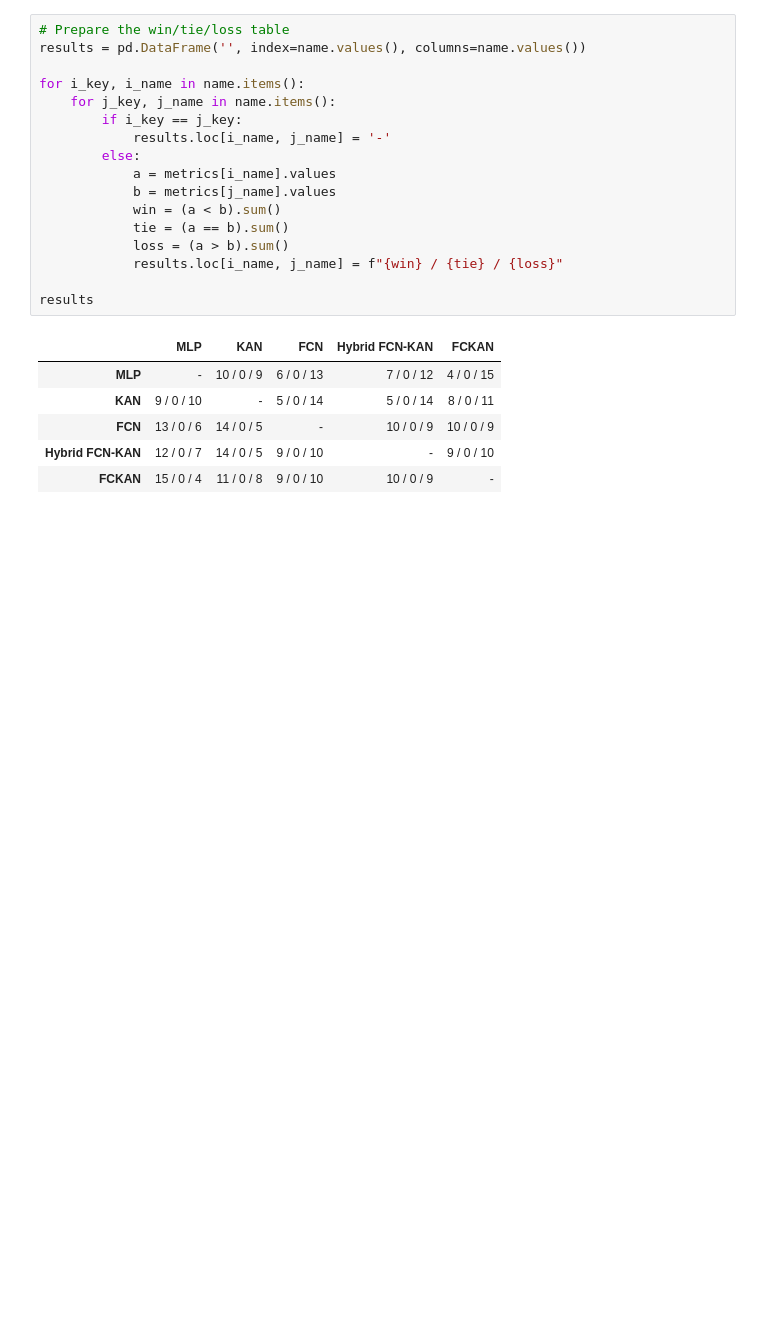
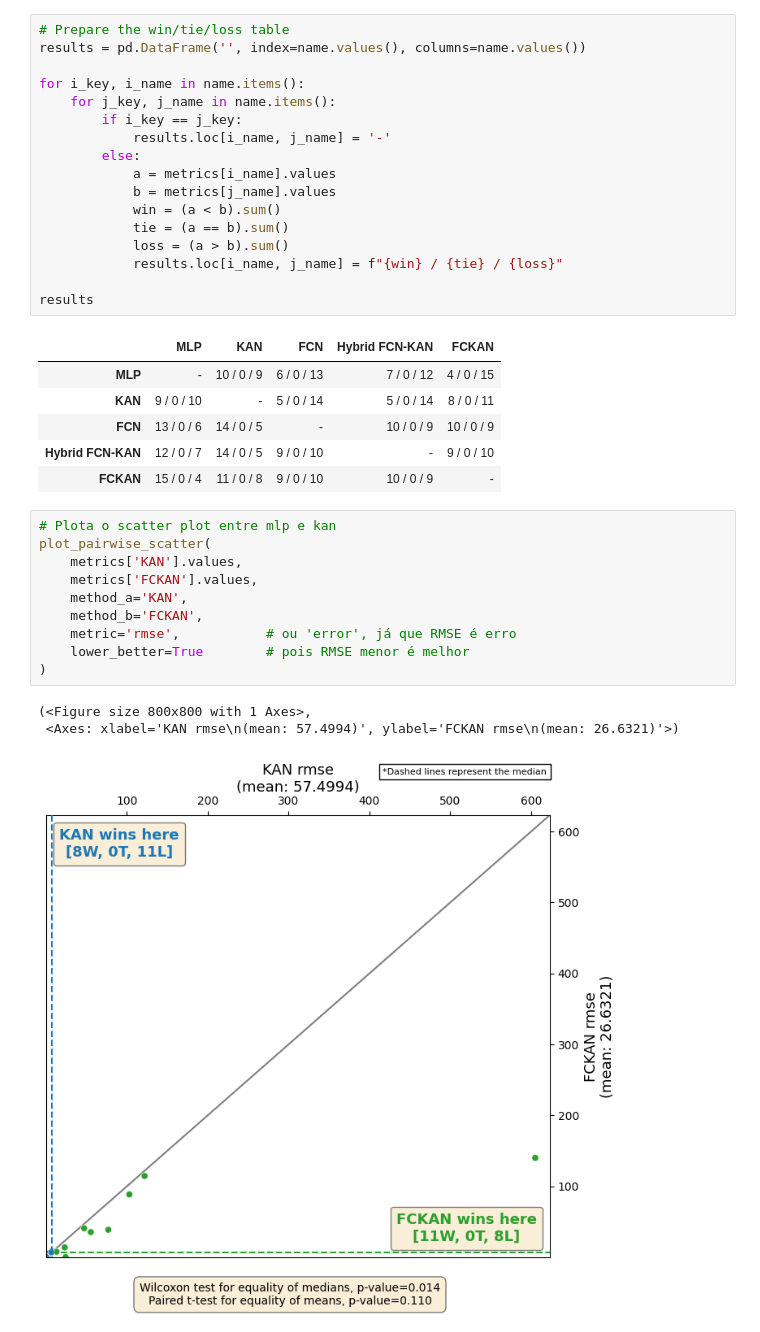
Before and after one commit to gabrielcmerlin/FCKAN, a Jupyter notebook: outputs/results/analysis.ipynb, the cells around one changed output. Drawn from its saved outputs; the diff is of its cells as text; blank space fills up the shorter version.

```diff
--- a/outputs/results/analysis.ipynb
+++ b/outputs/results/analysis.ipynb
@@ -235,3 +259,17 @@ results
 | FCN | 13 / 0 / 6 | 14 / 0 / 5 | - | 10 / 0 / 9 | 10 / 0 / 9 |
 | Hybrid FCN-KAN | 12 / 0 / 7 | 14 / 0 / 5 | 9 / 0 / 10 | - | 9 / 0 / 10 |
 | FCKAN | 15 / 0 / 4 | 11 / 0 / 8 | 9 / 0 / 10 | 10 / 0 / 9 | - |
+# %%
+# Plota o scatter plot entre mlp e kan
+plot_pairwise_scatter(
+    metrics['KAN'].values,
+    metrics['FCKAN'].values,
+    method_a='KAN',
+    method_b='FCKAN',
+    metric='rmse',           # ou 'error', já que RMSE é erro
+    lower_better=True        # pois RMSE menor é melhor
+)
+# %% [output]
+(<Figure size 800x800 with 1 Axes>,
+ <Axes: xlabel='KAN rmse\n(mean: 57.4994)', ylabel='FCKAN rmse\n(mean: 26.6321)'>)
+[figure, added]
```
Also changed, not shown: parts of 2 cells of this notebook, 1 other file.
